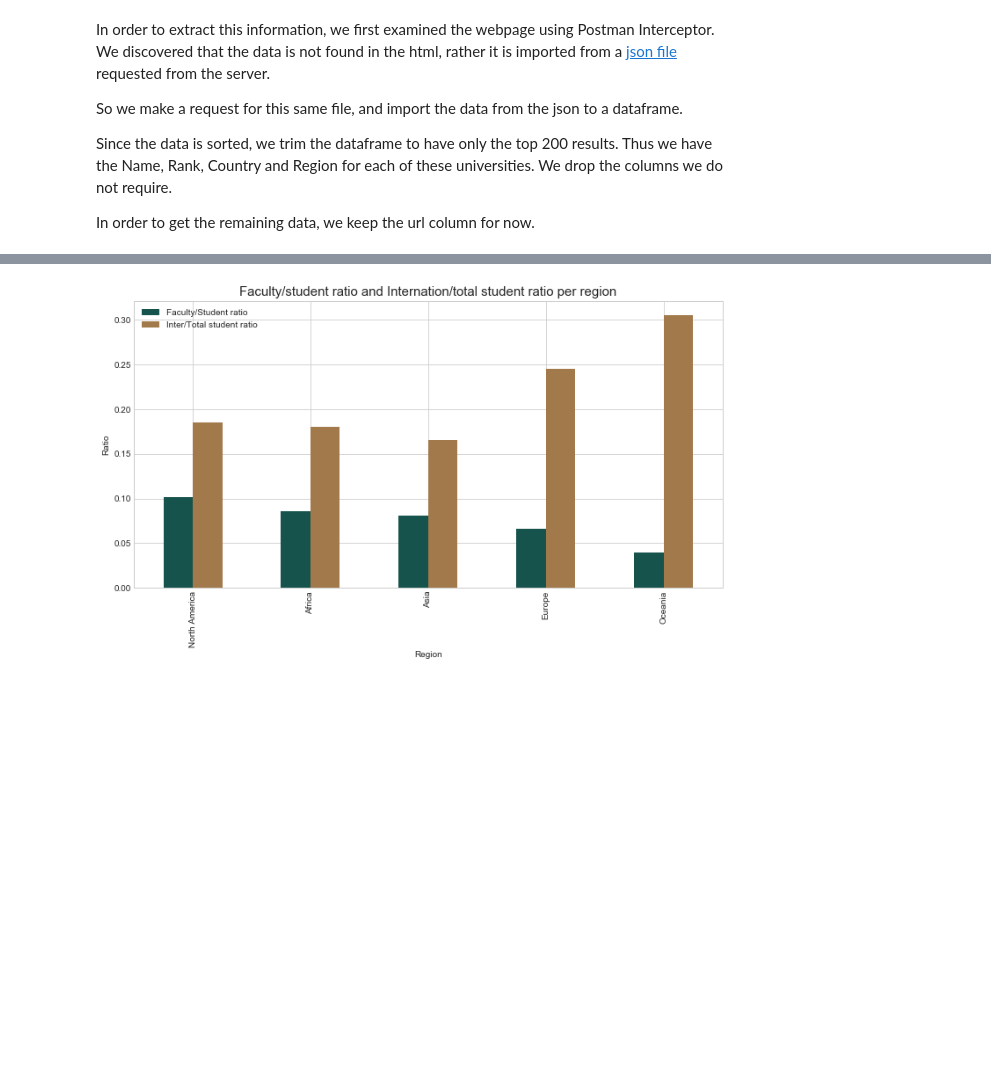
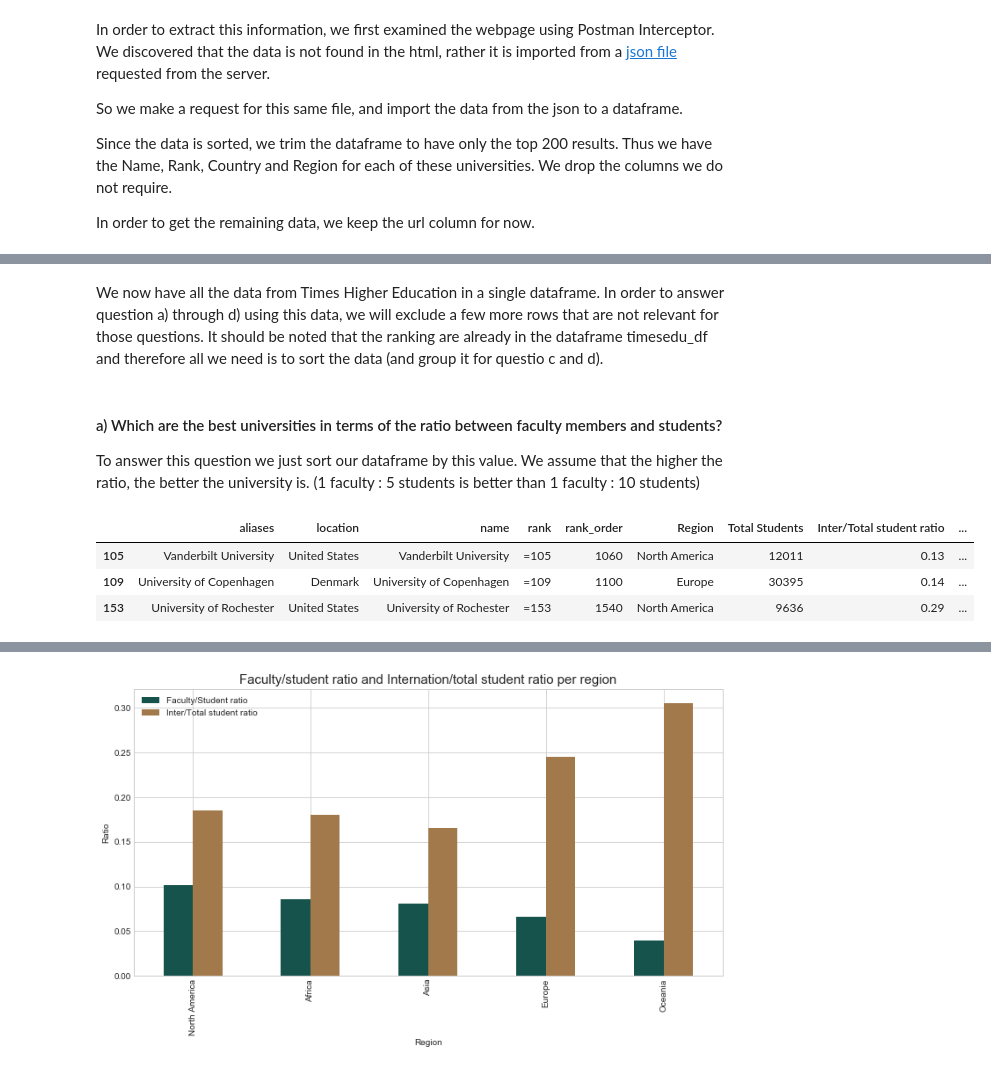
Before and after one commit to sourabhlal/ada2017, a Jupyter notebook: 02 - Data from the Web/homework02.ipynb, the cells around one changed output, grey strips where cells are left out. Saved outputs shown, nothing was run; the diff lists cells and outputs as text; code cells hidden in the pictures; blank space fills up the shorter version.

```diff
--- a/02 - Data from the Web/homework02.ipynb
+++ b/02 - Data from the Web/homework02.ipynb
@@ -370,0 +373,12 @@ timesedu_df.sort_values("Faculty/Student ratio",ascending=False).head()
+# %% [markdown]
+We now have all the data from Times Higher Education in a single dataframe. In order to answer question a) through d) using this data, we will exclude a few more rows that are not relevant for those questions. It should be noted that the ranking are already in the dataframe timesedu_df and therefore all we need is to sort the data (and group it for questio c and d).
+# %% [markdown]
+#### a) Which are the best universities in terms of the ratio between faculty members and students?
+To answer this question we just sort our dataframe by this value. We assume that the higher the ratio, the better the university is. (1 faculty : 5 students is better than 1 faculty : 10 students)
+# %%
+timesedu_df.sort_values('Faculty/Student ratio',ascending=False).head(3)
+# %% [output]
+|  | aliases | location | name | rank | rank_order | Region | Total Students | Inter/Total student ratio | ... |
+| 105 | Vanderbilt University | United States | Vanderbilt University | =105 | 1060 | North America | 12011 | 0.13 | ... |
+| 109 | University of Copenhagen | Denmark | University of Copenhagen | =109 | 1100 | Europe | 30395 | 0.14 | ... |
+| 153 | University of Rochester | United States | University of Rochester | =153 | 1540 | North America | 9636 | 0.29 | ... |
```
Also changed, not shown: parts of 16 cells of this notebook.
